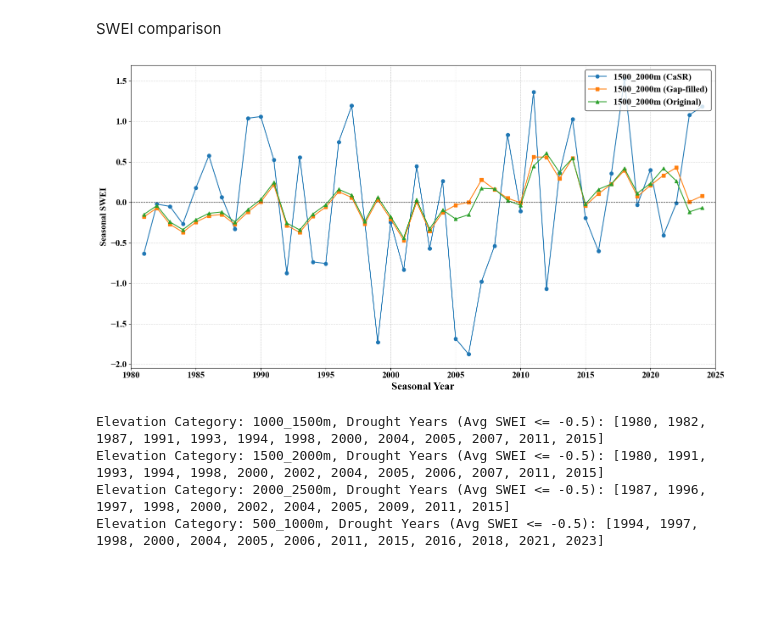
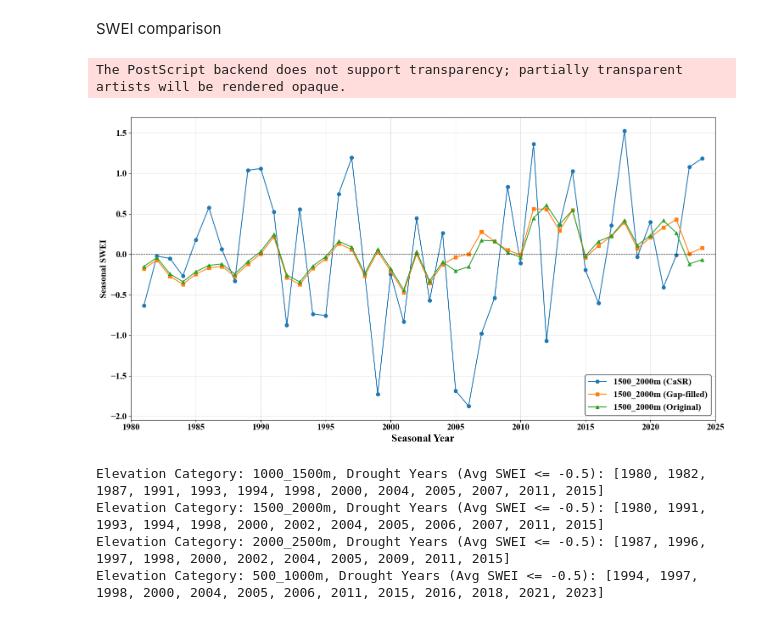
Before and after one commit to Nadiesenali/snowdroughtindex-main, a Jupyter notebook: notebooks/workflows/14_visualization.ipynb, the cells around one changed output. Cells and saved outputs as stored; diff of their text form; code cells hidden in the pictures; blank space fills up the shorter version.

Commit message:
Update elevation analysis notebook: adjust output paths, fix execution counts, and update figure saving format

```diff
--- a/notebooks/workflows/14_visualization.ipynb
+++ b/notebooks/workflows/14_visualization.ipynb
@@ -227,31 +241,44 @@ SWEI comparison
 # %%
 # plot time series of SWEI for each elevation category
 # plot two elevations in subplots
 elevs = ['1500_2000m', '2000_2500m']
 
 fig, axs = plt.subplots(figsize=(15, 8), sharex=True)
 axs = np.atleast_1d(axs)
 
 for ax, elev in zip(axs, elevs):
     df1 = swei_8mo_avg[swei_8mo_avg['Elevation_Category'] == elev].sort_values('Seasonal_Year')
     df2 = swei_canswe_data_avg[swei_canswe_data_avg['Elevation_Category'] == elev].sort_values('Seasonal_Year')
     ax.plot(df1['Seasonal_Year'] + 1, df1['Avg_SWEI_8mo'], marker='o', linewidth=1.5, label=f'{elev} (CaSR)')
     ax.plot(df2['Seasonal_Year'] + 1, df2['Avg_SWEI_gapfilled'], marker='s', linewidth=1.5, label=f'{elev} (Gap-filled)')
     ax.plot(df2['Seasonal_Year'] + 1, df2['Avg_SWEI_original'], marker='^', linewidth=1.5, label=f'{elev} (Original)')
     ax.axhline(0, color='black', linestyle='--', linewidth=0.8)
     ax.set_ylabel('Seasonal SWEI', fontsize=15, family="Times New Roman", fontweight="bold")
     ax.grid(True, linestyle='--', alpha=0.5)
-    ax.legend(prop={'family': 'Times New Roman', 'size': 15, 'weight': 'bold'}, loc='upper right', frameon=True, facecolor="white", edgecolor="black")
+    ax.legend(prop={'family': 'Times New Roman', 'size': 15, 'weight': 'bold'}, loc='lower right', frameon=True, facecolor="white", edgecolor="black")
 
 axs[-1].set_xlabel('Seasonal Year', fontsize=18, fontweight='bold', family="Times New Roman")
 plt.xlim(1980 , 2025)
 plt.xticks(fontsize=15, fontweight="bold", family="Times New Roman")
 plt.yticks(fontsize=15, fontweight="bold", family="Times New Roman")
 plt.tight_layout()
-plt.savefig(config['output_plots'] / 'swei_time_series_comparison_two_elevations.png', dpi=1000)
+# Publication version
+fig.savefig(
+    config["output_plots"] / "Figure_4.eps",
+    format="eps",
+    bbox_inches="tight"
+)
+
+# Easy-to-view version
+fig.savefig(
+    config["output_plots"] / "Figure_4.png",
+    dpi=300,
+    bbox_inches="tight"
+)
 plt.show()
 # %% [output]
+The PostScript backend does not support transparency; partially transparent artists will be rendered opaque.
-[figure, old version]
+[figure, new version]
 # %%
 #print snow drought years for each elevation category
 for elev_cat in swei_8mo_avg['Elevation_Category'].unique():
```
Also changed, not shown: parts of 10 cells of this notebook, 2 other files.
